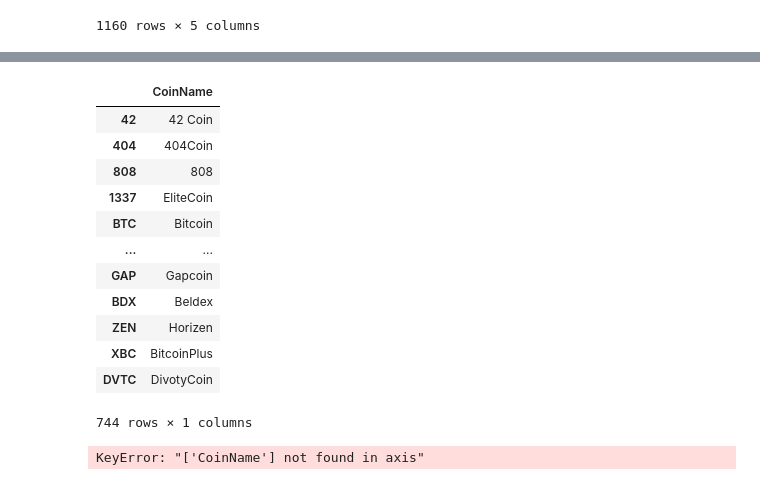
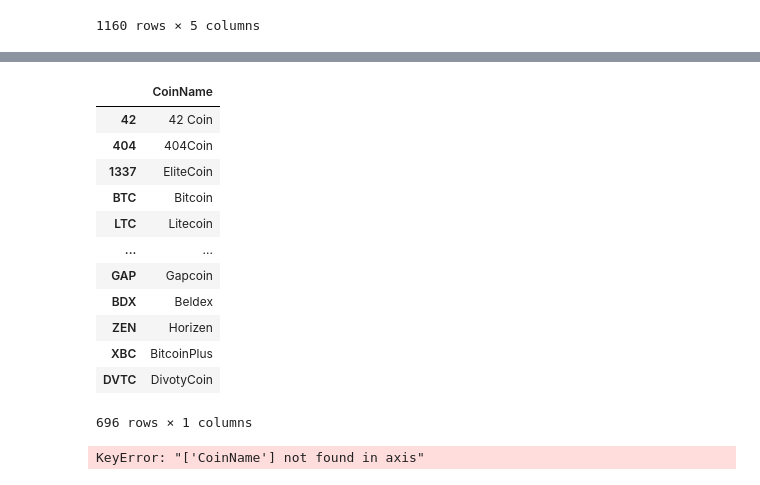
Before and after one commit to mpatubo/Module18_Cryptocurrencies, a Jupyter notebook: crypto_clustering.ipynb, the cells around one changed output, grey strips where cells are left out. Cells and saved outputs as stored; diff of their text form; code cells hidden in the pictures.

```diff
--- a/crypto_clustering.ipynb
+++ b/crypto_clustering.ipynb
@@ -197,7 +199,8 @@ crypto_data_df.dropna (axis=0, how = 'any' )
 # YOUR CODE HERE
 # %%
 #mined coins
-crypto_data_df[crypto_data_df.TotalCoinSupply != '0']
+mined_coins_data = crypto_data_df[crypto_data_df.TotalCoinSupply != '0']
+mined_coins_data
 # %% [output]
 |  | CoinName | Algorithm | ProofType | TotalCoinsMined | TotalCoinSupply |
 | 42 | 42 Coin | Scrypt | PoW/PoS | 4.199995e+01 | 42 |
@@ -256,3 +219,6 @@ crypto_data_df
 #
 #done** Keep the rows where coins are mined.
 # YOUR CODE HERE
+# %%
+mined_coins_data = mined_coins_data.dropna()
+mined_coins_data
@@ -259,26 +239,26 @@ crypto_data_df
 # %%
 #**Create a new DataFrame that holds only the cryptocurrencies names.
 #how to select one colulmn?
 ## Columns
 #df_shopping.columns
 
-crypto_names_df = pd.DataFrame(crypto_data_df.CoinName, index=crypto_data_df.index)
+cryptocurrencies_names = pd.DataFrame(mined_coins_data.CoinName, index = mined_coins_data.index)
 
-crypto_names_df
+cryptocurrencies_names
 # %% [output]
 |  | CoinName |
 | 42 | 42 Coin |
 | 404 | 404Coin |
-| 808 | 808 |
 | 1337 | EliteCoin |
 | BTC | Bitcoin |
+| LTC | Litecoin |
 | ... | ... |
 | GAP | Gapcoin |
 | BDX | Beldex |
 | ZEN | Horizen |
 | XBC | BitcoinPlus |
 | DVTC | DivotyCoin |
-744 rows × 1 columns
+696 rows × 1 columns
 # %%
 #Create a new DataFrame that holds only the cryptocurrencies names.
 # YOUR CODE HERE
```
Also changed, not shown: parts of 30 cells of this notebook.
